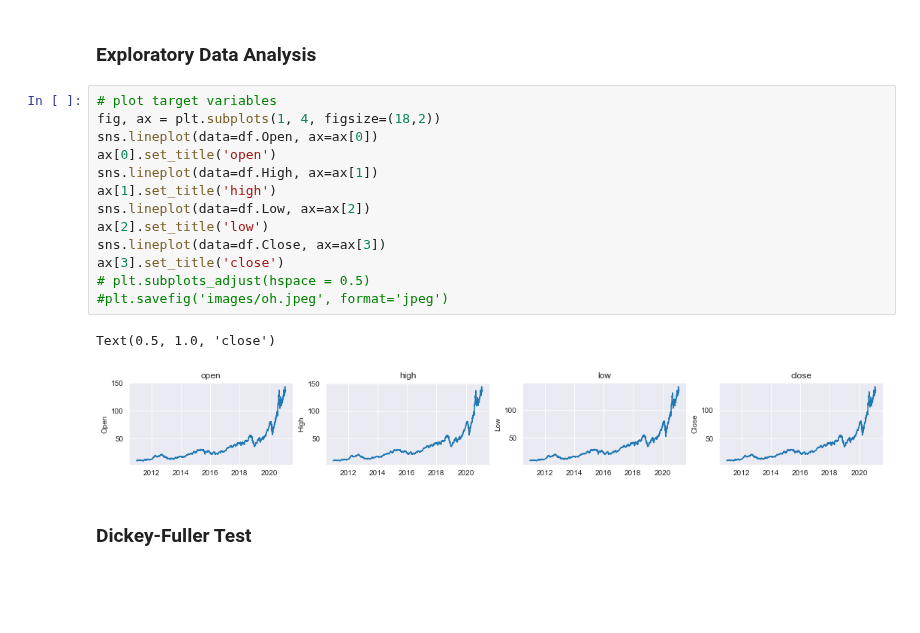
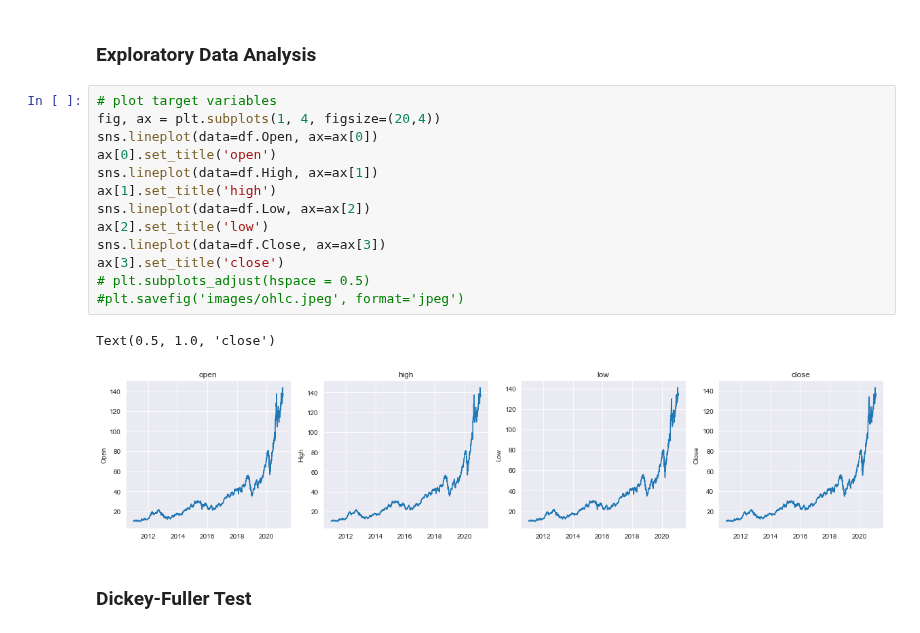
Before and after one commit to ghcn345/Stock-Market-Prediction, a Jupyter notebook: stock_market.ipynb, the cells around one changed output. Cells and saved outputs as stored; diff of their text form; blank space fills up the shorter version.

Commit message:
ohlc

```diff
--- a/stock_market.ipynb
+++ b/stock_market.ipynb
@@ -110,20 +110,20 @@ while i < l:
 ### Exploratory Data Analysis
 # %%
 # plot target variables
-fig, ax = plt.subplots(1, 4, figsize=(18,2))
+fig, ax = plt.subplots(1, 4, figsize=(20,4))
 sns.lineplot(data=df.Open, ax=ax[0])
 ax[0].set_title('open')
 sns.lineplot(data=df.High, ax=ax[1])
 ax[1].set_title('high')
 sns.lineplot(data=df.Low, ax=ax[2])
 ax[2].set_title('low')
 sns.lineplot(data=df.Close, ax=ax[3])
 ax[3].set_title('close')
 # plt.subplots_adjust(hspace = 0.5)
-#plt.savefig('images/oh.jpeg', format='jpeg')
+#plt.savefig('images/ohlc.jpeg', format='jpeg')
 # %% [output]
 Text(0.5, 1.0, 'close')
-[figure, old version]
+[figure, new version]
 # %% [markdown]
 ### Dickey-Fuller Test
 # %%
```
Also changed, not shown: 1 other file.
